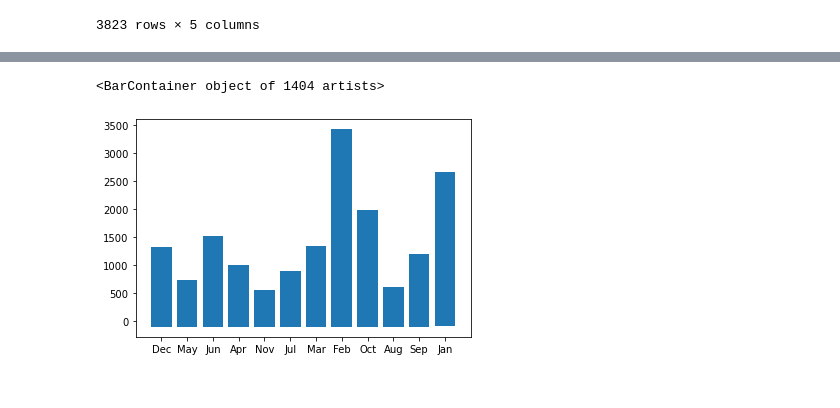
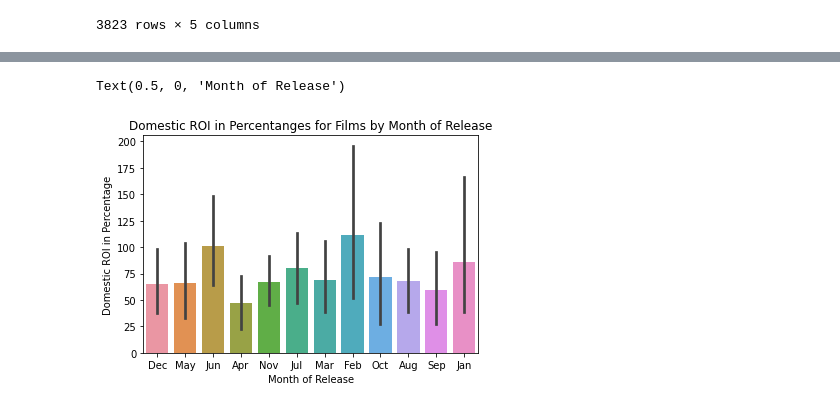
Before and after one commit to sarahadamsjack/phase-1-project-1, a Jupyter notebook: Untitled.ipynb, the cells around one changed output, grey strips where cells are left out. Drawn from its saved outputs; the diff is of its cells as text; code cells hidden in the pictures.

Commit message:
made seaborn graphs for release month

```diff
--- a/Untitled.ipynb
+++ b/Untitled.ipynb
@@ -134,19 +134,52 @@ master_data.head()
 | tt6565702 | Jun 7, 2019 | Dark Phoenix | 350000000 | 42762350 | 149762350 | 113.0 | Action,Adventure,Sci-Fi | ... |
 | tt2395427 | May 1, 2015 | Avengers: Age of Ultron | 330600000 | 459005868 | 1403013963 | 141.0 | Action,Adventure,Sci-Fi | ... |
 | tt4154756 | Apr 27, 2018 | Avengers: Infinity War | 300000000 | 678815482 | 2048134200 | 149.0 | Action,Adventure,Sci-Fi | ... |
+# %%
+#graph 1: relationship between domestic ROI and release month
+fig, ax = plt.subplots()
+
+
+#setting x and y variables
+y1 = master_data['domestic_ROI_perc']
+x1 = master_data['release_month']
+
+
+#graphing variables
+ax = sns.barplot(x=x1, y=y1, data=master_data)
+
+
+#setting lables and titles
+ax.set_title("Domestic ROI in Percentanges for Films by Month of Release")
+ax.set_ylabel("Domestic ROI in Percentage")
+ax.set_xlabel("Month of Release")
+
+#I am pretty sure (according to documentation) that the lines are confidence intervals --> we can use any statistical function
+
+
+#we can also use median as the estimator by doing this:
+#from numpy import median
+#y = master_data['domestic_ROI_perc']
+#x = master_data['release_month']
+
+#ax = sns.barplot(x=x, y=y, data=master_data, estimator=median).set(title="Domestic ROI in Percentanges for Films by Month of Release")
+
+#ax.set_xlabel("Month of Release")
+#ax.set_ylabel("Domestic ROI in Percentages")
+# %% [output]
+Text(0.5, 0, 'Month of Release')
+[figure, added]
 # %%
+#DRAFT OF GRAPH 1
+
 #going to start making graphs showing the relationsships between ROI and release month
 
 #graph 1: release month & domestic roi
-y = master_data['domestic_ROI_perc']
-x = master_data['release_month']
+#y = master_data['domestic_ROI_perc']
+#x = master_data['release_month']
 
-fig, ax = plt.subplots()
-ax.bar(x,y)
+#fig, ax = plt.subplots()
+#ax.bar(x,y)
 
 #quesstionss to investigate: how to make a graph to see negativee values, is doing ROI in percent better or should i do plain numbers
 #possible explanations: from the wiki for the oscars; the oscars are usually held in mid to late february or march --> oscars happen and there is a boost in ticket sales or rental/streaming purchaes
 #maybe a lot of new releasess come out in jnaury in time for the osccars and other film awards
-# %% [output]
-<BarContainer object of 1404 artists>
-[figure, removed]
```
Also changed, not shown: parts of 2 cells of this notebook.
